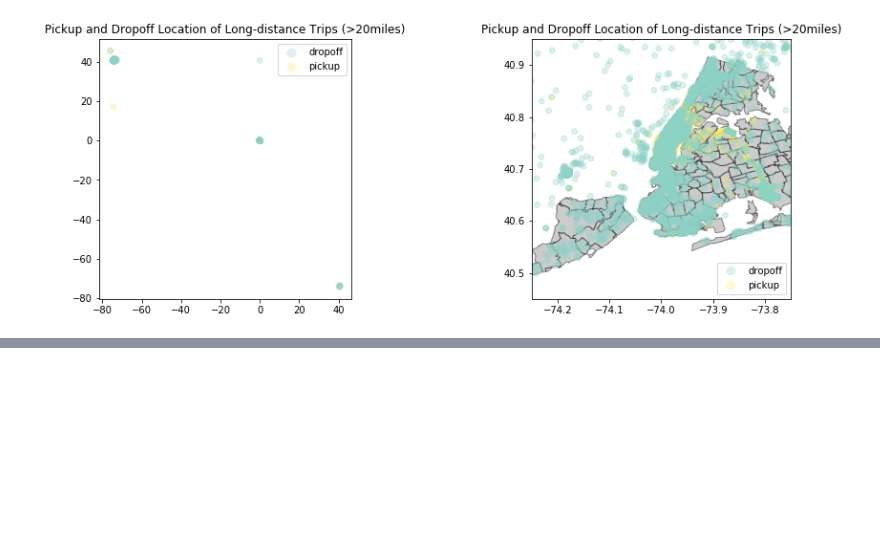
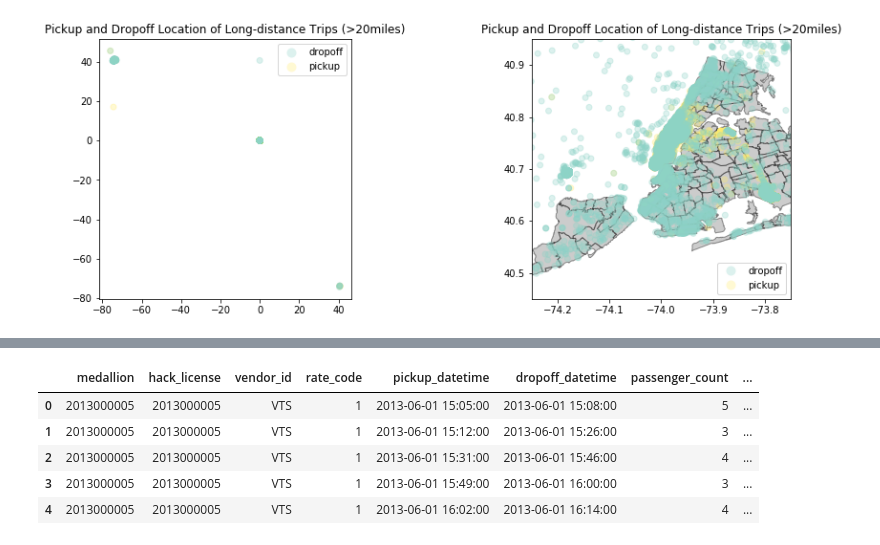
Before and after one commit to skyetim/didi-vehicle-repositioning-strategy, a Jupyter notebook: active_time/activetime_db_query.ipynb, the cells around one changed output, grey strips where cells are left out. Drawn from its saved outputs; the diff is of its cells as text; code cells hidden in the pictures; blank space fills up the shorter version.

```diff
--- a/active_time/activetime_db_query.ipynb
+++ b/active_time/activetime_db_query.ipynb
@@ -486,0 +500,9 @@ ax[1].set_title('Pickup and Dropoff Location of Long-distance Trips (>20miles)')
+# %%
+sampled_trip.head()
+# %% [output]
+|  | medallion | hack_license | vendor_id | rate_code | pickup_datetime | dropoff_datetime | passenger_count | ... |
+| 0 | 2013000005 | 2013000005 | VTS | 1 | 2013-06-01 15:05:00 | 2013-06-01 15:08:00 | 5 | ... |
+| 1 | 2013000005 | 2013000005 | VTS | 1 | 2013-06-01 15:12:00 | 2013-06-01 15:26:00 | 3 | ... |
+| 2 | 2013000005 | 2013000005 | VTS | 1 | 2013-06-01 15:31:00 | 2013-06-01 15:46:00 | 4 | ... |
+| 3 | 2013000005 | 2013000005 | VTS | 1 | 2013-06-01 15:49:00 | 2013-06-01 16:00:00 | 3 | ... |
+| 4 | 2013000005 | 2013000005 | VTS | 1 | 2013-06-01 16:02:00 | 2013-06-01 16:14:00 | 4 | ... |
```
Also changed, not shown: parts of 13 cells of this notebook.
